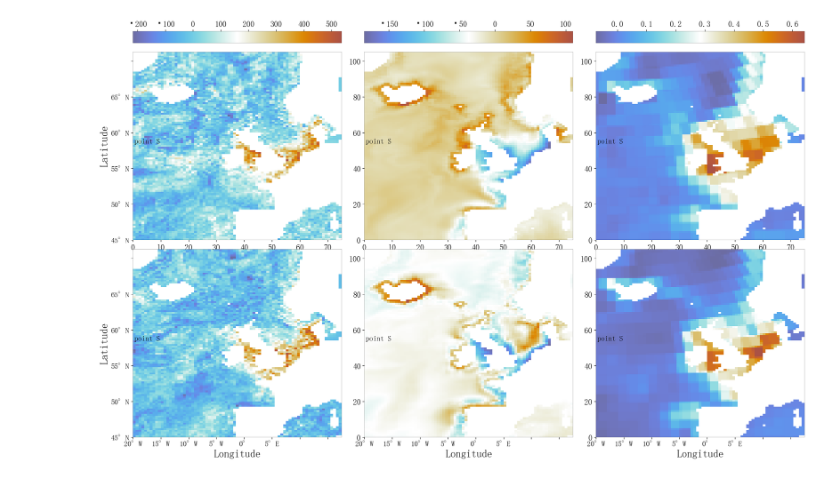
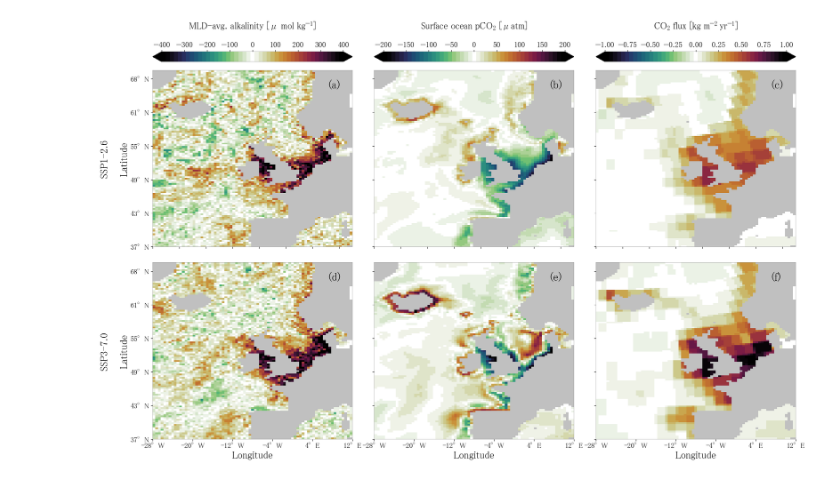
Before and after one commit to chiaraciscato/2026_ciscato_oae_seasonality, a Jupyter notebook: scripts/duplicate.ipynb, the cells around one changed output. Cells and saved outputs as stored; diff of their text form; code cells hidden in the pictures.

```diff
--- a/scripts/duplicate.ipynb
+++ b/scripts/duplicate.ipynb
@@ -23,6 +21,6 @@ import cartopy.feature as cfeature
 # %%
 sns.set_palette("pastel")
-isns.set_context(mode="notebook", fontfamily="MS Mincho")
+isns.set_context(mode="notebook", fontfamily="MS PMincho")
 sns.set_context(font_scale=0.8)
 # %%
 # data path
@@ -105,4 +145,4 @@ def annualavg(data, var):
 # %%
 # time slice
 tStart, tStop = '2090', '2100'
-s, m, l = 12, 16, 20
+s, m, l = 14, 18, 22
@@ -321,12 +332,0 @@ cmap = cm.prinsenvlag_r
-# %%
-def fig_plot_map(data, var, ax, vmin, vmax, oae_index, base_index):
-    # get the difference over time
-    da = (list(data.values())[oae_index].mean('year')-list(data.values())[base_index].mean('year'))[var]
-    im = ax.pcolormesh(
-        da,
-        cmap=cmap,
-        vmin=vmin,
-        vmax=vmax,
-        shading='auto'
-    )
-    return im
@@ -333,78 +336,58 @@ def fig_plot_map(data, var, ax, vmin, vmax, oae_index, base_index):
 # %%
 fig, ((ax1, ax2, ax3), (ax4, ax5, ax6)) = plt.subplots(2,3, figsize=(23, 16))
-plt.subplots_adjust(wspace=0.11, hspace=0.05)
+plt.subplots_adjust(wspace=0.11, hspace=0.09)
 
 plt.rcParams['axes.linewidth'] = .2
-
-s=14
-m=18
 
 num_alk = 400
 num_pco2 = 200
 
 im1 = fig_plot_map(ampl_alk, 'ALK', ax1, vmin=-num_alk, vmax=num_alk, oae_index=1, base_index=0)
 im2 = fig_plot_map(ampl_pco2, 'fco2', ax2, vmin=-num_pco2, vmax=num_pco2, oae_index=1, base_index=0)
 im3 = fig_plot_map(ampl_co2flux, 'co2flux', ax3, vmin=-1, vmax=1, oae_index=1, base_index=0)
 im4 = fig_plot_map(ampl_alk, 'ALK', ax4, vmin=-num_alk, vmax=num_alk, oae_index=3, base_index=2)
 im5 = fig_plot_map(ampl_pco2, 'fco2', ax5, vmin=-num_pco2, vmax=num_pco2, oae_index=3, base_index=2)
 im6 = fig_plot_map(ampl_co2flux, 'co2flux', ax6, vmin=-1, vmax=1, oae_index=3, base_index=2)
 
 axes = [ax1, ax2, ax3, ax4, ax5, ax6]
+scenarios = ['SSP1-2.6','SSP3-7.0']
+
+for i, (ax, scen) in enumerate(zip([ax1, ax4], scenarios)):
+    ax.set_ylabel(f'{scenarios[i]}\n\nLatitude')
 
 for ax in axes:
-#     ax.coastlines()
-#     ax.set_extent([-25, 14.5, 37.5, 70])
-#     ax.add_feature(cfeature.LAND, zorder=100, facecolor='whitesmoke', edgecolor='black', linewidth=.05)
-#     ax.plot(3, 53, "o", color='black', markersize=8)
-    ax.text(0.5, 54,'point S', fontsize=s, color='black')
+    lat_label = ['37°N', '43°N', '49°N', '55°N', '61°N', '68°N', '75°N']
+    lon_label = ['-28°W', '-20°W', '-12°W', '-4°W', '4°E', '12°E']
 
-y = list(range(45,70))
-x = list(range(-27,9))
+    if ax in [ax1,ax4]:
+        ax.set_yticklabels(lat_label, fontsize=s)
+    else:
+        ax.yaxis.set_tick_params(labelleft=False)
 
-for ax in axes:
-    if ax == ax1 or ax == ax4:
-        # ax.set_yticks(np.arange(min(y), max(y)+1, 5))
-        labels_lat = [item.get_text() for item in ax.get_yticklabels()]
-        lat_label = ['45°N', '50°N', '55°N', '60°N', '65°N']
-        ax.set_yticklabels(lat_label, fontsize=s)
-        ax.set_ylabel("Latitude")
+    if ax in [ax4,ax5,ax6]:
+        ax.set_xticks([0,15,30,45,60,75])
+        ax.set_xlabel('Longitude')
+        ax.set_xticklabels(lon_label, fontsize=s)
+    else:
+        ax.xaxis.set_tick_params(labelleft=False)
 
-    if ax == ax4 or ax == ax5 or ax == ax6:
-        # ax.set_xticks(np.arange(min(x)+7, max(x)+1, 5))
-        labels_lon = [item.get_text() for item in ax.get_xticklabels()]
-        lon_label = ['20°W', '15°W', '10°W', '5°W', '0°', '5°E']
-        ax.set_xticklabels(lon_label, fontsize=s)
-        ax.set_xlabel('Longitude')
+    ax1.set_title(f"MLD-avg. {list(varUnit['ALK'].keys())[0]} [{list(varUnit['ALK'].values())[0]}]", fontsize=m, y=1.22)
+    ax2.set_title(f"Surface {list(varUnit['fco2'].keys())[0]} [{list(varUnit['fco2'].values())[0]}]", fontsize=m, y=1.22),
+    ax3.set_title(f"{list(varUnit['co2flux'].keys())[0]} [{list(varUnit['co2flux'].values())[0]}]", fontsize=m, y=1.22),
 
-#     ax1.set_title(f"Δ {list(varUnit['ALK'].keys())[0]} [{list(varUnit['ALK'].values())[0]}]", fontsize=m, y=1.3)
-#     ax2.set_title(f"Δ {list(varUnit['fco2'].keys())[0]} [{list(varUnit['fco2'].values())[0]}]", fontsize=m, y=1.3),
-#     ax3.set_title(f"Δ {list(varUnit['co2flux'].keys())[0]} [{list(varUnit['co2flux'].values())[0]}]", fontsize=m, y=1.3),
-#     if ax in [ax4,ax5,ax6]:
-#         ax.set_title("")
+for n, ax in enumerate(axes):
+    ax.text(0.88, 0.9, string.punctuation[7] + string.ascii_lowercase[n] + string.punctuation[8],
+            transform=ax.transAxes, size=l, weight='bold', color='black')
 
-# for n, ax in enumerate(axes):
-#     ax.text(0.88, 0.9, string.punctuation[7] + string.ascii_lowercase[n] + string.punctuation[8],
-#             transform=ax.transAxes, size=l, weight='bold', color='black')
+ims = [im1,im2,im3]
+axes = [[ax1,ax4],[ax2,ax5],[ax3,ax6]]
 
-cbar1 = fig.colorbar(im1, ax = [ax1, ax4], aspect = 18, pad=0.02, location='top')
-cbar2 = fig.colorbar(im2, ax = [ax2, ax5], aspect = 18, pad=0.02, location='top')
-cbar3 = fig.colorbar(im3, ax = [ax3, ax6], aspect = 18, pad=0.02, location='top')
+for im, axes in zip(ims, axes):
+    cbar = fig.colorbar(im, ax=axes, aspect=m, pad=0.02, location='top', extend='both')
 
-# cbars = [cbar1, cbar2, cbar3]
-
-# for cbar in cbars:
-#     cbar.ax.set_frame_on(False)
-#     if cbar == cbar1:
-#         cbar.ax.tick_params(labelsize=s)
-#     elif cbar == cbar2:
-#         cbar.ax.yaxis.get_offset_text().set(size=s)
-#         cbar.ax.tick_params(labelsize=s)
-#     else:
-#         cbar.ax.yaxis.get_offset_text().set(size=s)
-#         cbar.ax.tick_params(labelsize=s)
-
+# fig.suptitle('OAE-baseline seasonal amplitude difference')
 # pass
 
-# plt.savefig('/Users/chiaraciscato/Desktop/GEOMAR/2024_ciscato_oae_seasonality/out/map.png', transparent=True)
+plt.savefig('/Users/chiaraciscato/Desktop/GEOMAR/2024_ciscato_oae_seasonality/out/map.png', transparent=True)
 # %% [output]
-[figure, old version]
+[figure, new version]
```
Also changed, not shown: parts of 30 cells of this notebook, 4 other files.
